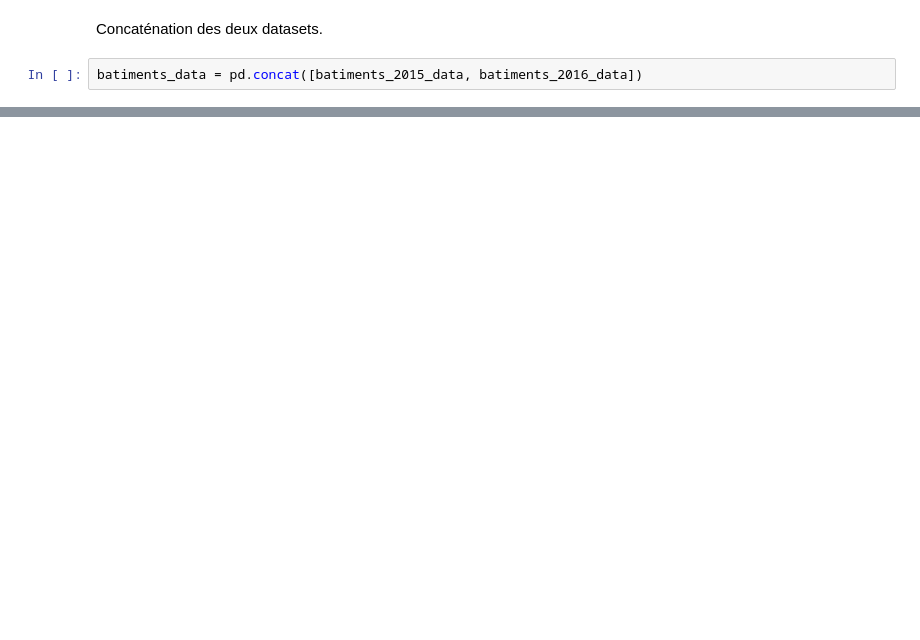
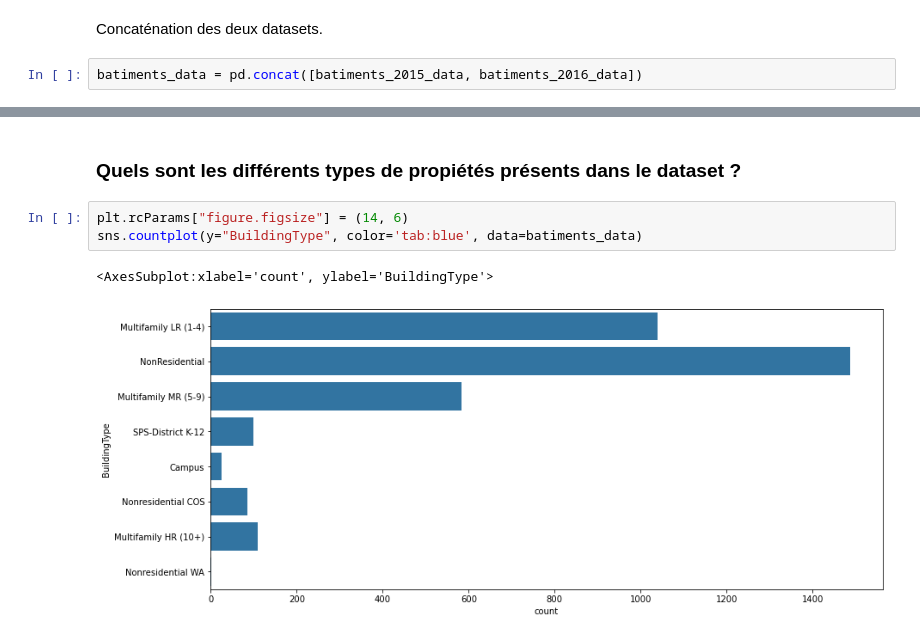
Before and after one commit to sebastienbourgeois/oc-p4-anticiper-besoin-consommation-batiments, a Jupyter notebook: Pelec_01_notebook.ipynb, the cells around one changed output, grey strips where cells are left out. Saved outputs shown, nothing was run; the diff lists cells and outputs as text; blank space fills up the shorter version.

```diff
--- a/Pelec_01_notebook.ipynb
+++ b/Pelec_01_notebook.ipynb
@@ -334,0 +353,8 @@ memory usage: 616.7+ KB
+# %% [markdown]
+### Quels sont les différents types de propiétés présents dans le dataset ?
+# %%
+plt.rcParams["figure.figsize"] = (14, 6)
+sns.countplot(y="BuildingType", color='tab:blue', data=batiments_data)
+# %% [output]
+<AxesSubplot:xlabel='count', ylabel='BuildingType'>
+[figure, added]
```
Also changed, not shown: parts of 26 cells of this notebook.
